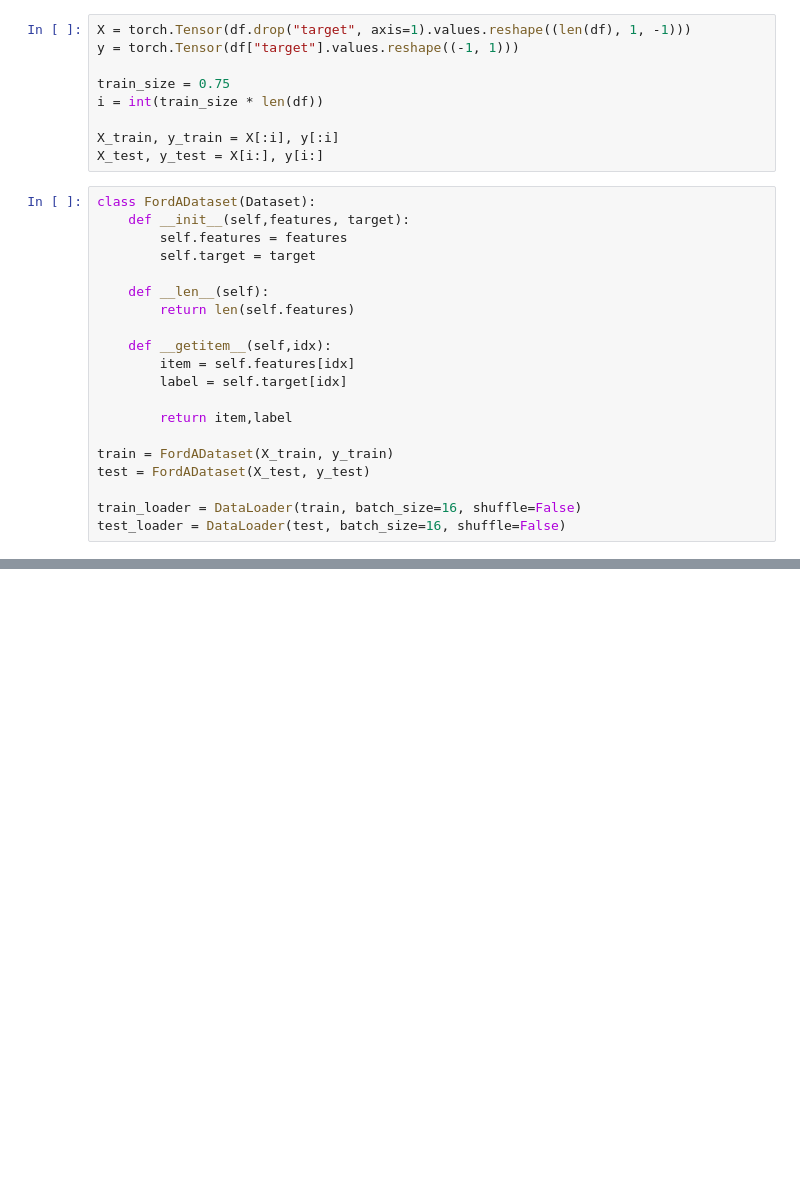
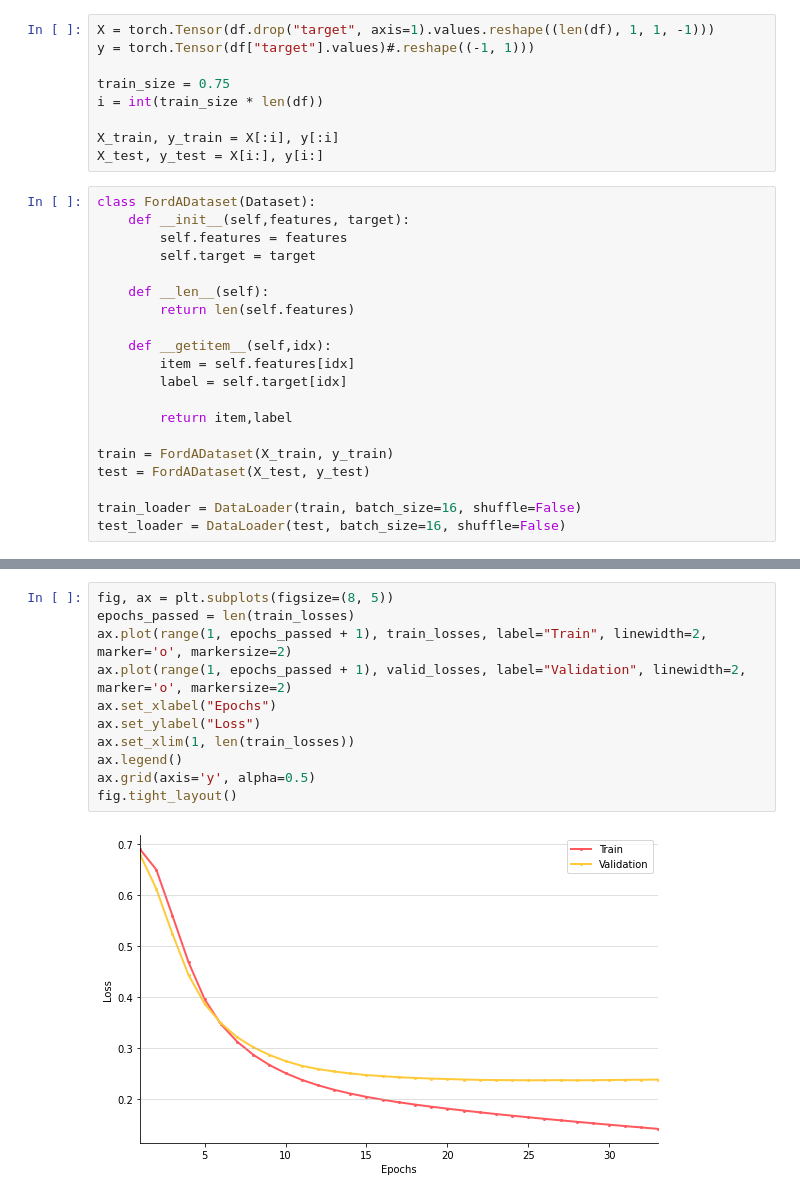
Before and after one commit to jjakubow/timeseries_cnn_xai, a Jupyter notebook: FordA.ipynb, the cells around one changed output, grey strips where cells are left out. Drawn from its saved outputs; the diff is of its cells as text; blank space fills up the shorter version.

```diff
--- a/FordA.ipynb
+++ b/FordA.ipynb
@@ -74,6 +83,6 @@ plt.show()
 # %%
-X = torch.Tensor(df.drop("target", axis=1).values.reshape((len(df), 1, -1)))
-y = torch.Tensor(df["target"].values.reshape((-1, 1)))
+X = torch.Tensor(df.drop("target", axis=1).values.reshape((len(df), 1, 1, -1)))
+y = torch.Tensor(df["target"].values)#.reshape((-1, 1)))
 
 train_size = 0.75
 i = int(train_size * len(df))
@@ -102,0 +299,13 @@ test_loader = DataLoader(test, batch_size=16, shuffle=False)
+# %%
+fig, ax = plt.subplots(figsize=(8, 5))
+epochs_passed = len(train_losses)
+ax.plot(range(1, epochs_passed + 1), train_losses, label="Train", linewidth=2, marker='o', markersize=2)
+ax.plot(range(1, epochs_passed + 1), valid_losses, label="Validation", linewidth=2, marker='o', markersize=2)
+ax.set_xlabel("Epochs")
+ax.set_ylabel("Loss")
+ax.set_xlim(1, len(train_losses))
+ax.legend()
+ax.grid(axis='y', alpha=0.5)
+fig.tight_layout()
+# %% [output]
+[figure, added]
```
Also changed, not shown: parts of 10 cells of this notebook.
